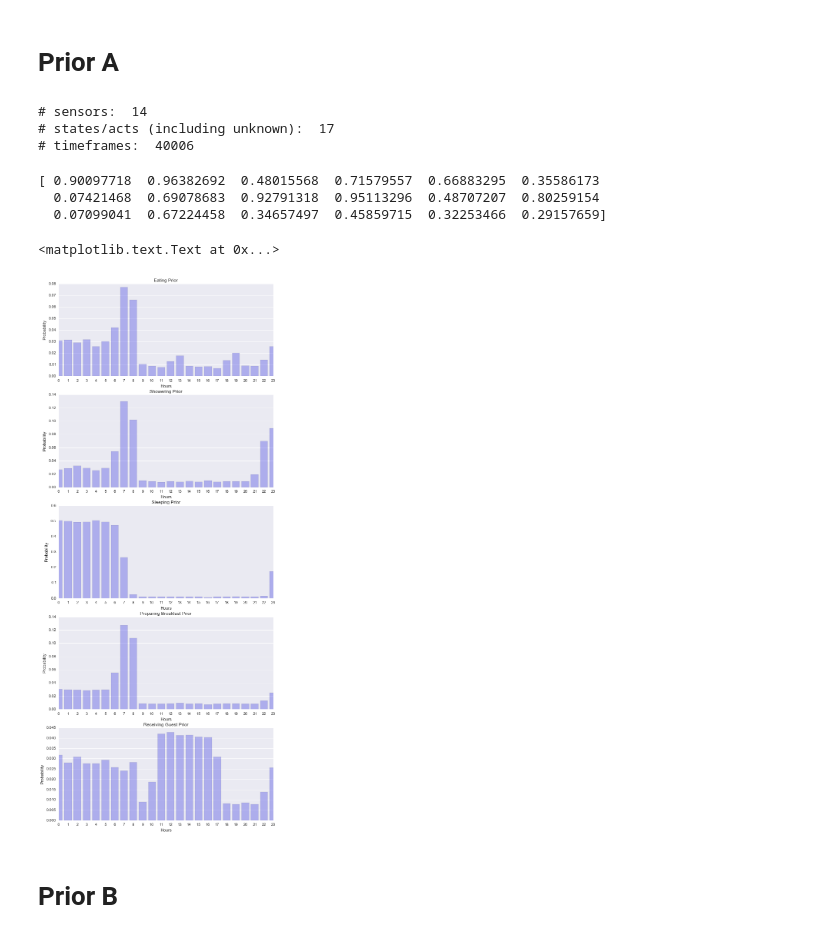
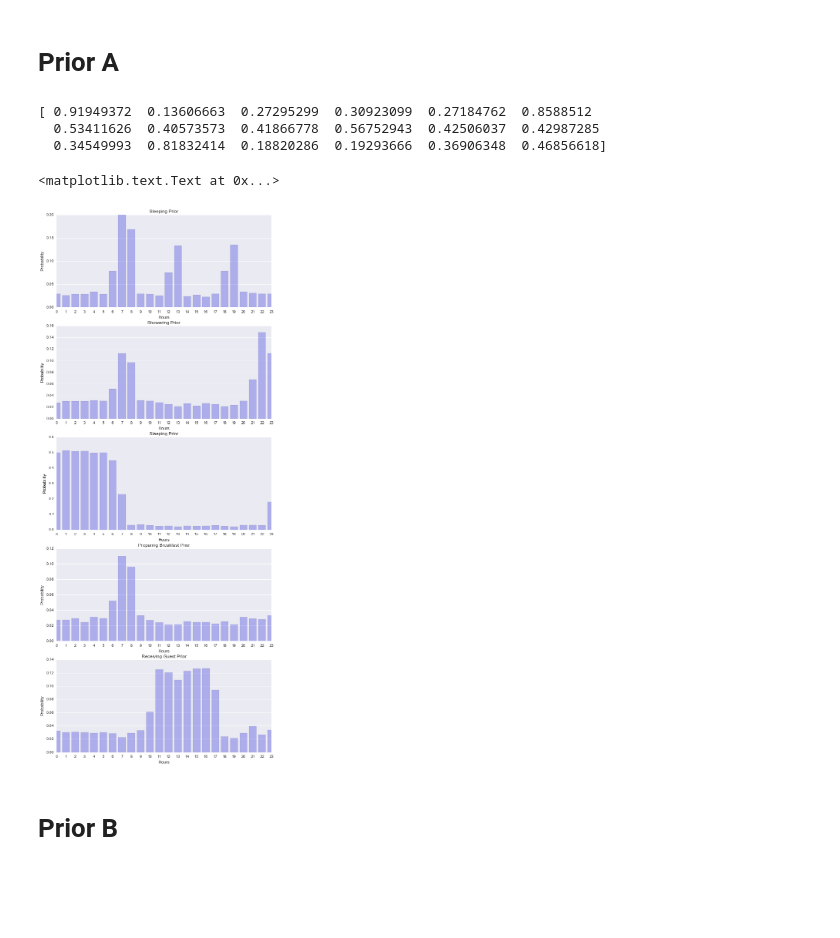
Before and after one commit to jack91an/am207finalproject, a Jupyter notebook: data/RAW_PRIOR_new.ipynb, the cells around one changed output. Saved outputs shown, nothing was run; the diff lists cells and outputs as text; code cells hidden in the pictures; blank space fills up the shorter version.

```diff
--- a/data/RAW_PRIOR_new.ipynb
+++ b/data/RAW_PRIOR_new.ipynb
@@ -122,34 +122,5 @@ i2m,a2i
 # %% [markdown]
 # Prior A
-# %%
-#read in data, choose a house and a X matrix type
-act_df,sensor_df,X,Y = read_data('A', 'r')
-#build 4 dict, act to idx, idx to act, sensor to idx, idx to sensor
-all_act = list(set(act_df.label)) + [0] #all the act labels
-a2i = dict(zip(all_act, range(len(all_act))))
-i2a = dict(zip(range(len(all_act)), all_act))
-
-all_sensor = list(set(sensor_df.label))
-i2s = dict(zip(range(len(all_sensor)), all_sensor))
-s2i = dict(zip(all_sensor, range(len(all_sensor))))
-#e.g. print something
-print "# sensors: ", len(all_sensor)
-print "# states/acts (including unknown): ", len(all_act)
-print "# timeframes: ", len(X)
-timeslice = 60
-start = min(min(act_df.start_sec), min(sensor_df.start_sec))
-end = max(max(act_df.end_sec), max(sensor_df.end_sec))
-if (end-start)%timeslice != 0:
-    end = (1+(end-start)/timeslice)*timeslice + start
-duration = end-start
-i2m = {}
-for i in range(len(all_act)):
-
-    i2m[i] = set(act_df[act_df['label']==i2a[i]]['meaning'])
-# %% [output]
-# sensors:  14
-# states/acts (including unknown):  17
-# timeframes:  40006
 # %%
 num_t = len(X)
 num_act = len(all_act)
@@ -188,10 +159,10 @@ for i in range(num_t):
 
     # leave house
     if i%DAY < first_time_dict[22] and i%DAY > first_time_dict[8]:
-        priorA[i][0] += 36
+        priorA[i][0] += LESS_LIKELY
     # eating 6-9 am 12 -13 pm 18-19
     if (i%DAY > first_time_dict[6] and i%DAY < first_time_dict[8]) or (i%DAY > first_time_dict[12] and i%DAY < first_time_dict[13]) or (i%DAY > first_time_dict[18] and i%DAY < first_time_dict[19]):
-        priorA[i][1] += LESS_LIKELY
+        priorA[i][1] += VERY_LIKELY
 
     # use toilet should be uniform 2
 
@@ -245,7 +216,7 @@ for i in range(num_t):
     # Unknown state 16, almost certainly from 8am - 10pm:
 
     if (i%DAY > first_time_dict[8] and i%DAY < first_time_dict[23]):
-        priorA[i][16] += ALMOST_CERTAINLY
+        priorA[i][16] += HIGHLY_LIKELY
 
     priorA[i]/=np.sum(priorA[i])
 # Eating should be around 6-9 am, 12 - 1 pm, and 6-7 pm
@@ -256,9 +227,9 @@ for i in range(num_t):
 #     \ or i%DAY > first_time_dict[18] and i%DAY < first_time_dict[19]:
 #         priorA[i][1] += 2
 # %% [output]
-[ 0.90097718  0.96382692  0.48015568  0.71579557  0.66883295  0.35586173
-  0.07421468  0.69078683  0.92791318  0.95113296  0.48707207  0.80259154
-  0.07099041  0.67224458  0.34657497  0.45859715  0.32253466  0.29157659]
+[ 0.91949372  0.13606663  0.27295299  0.30923099  0.27184762  0.8588512
+  0.53411626  0.40573573  0.41866778  0.56752943  0.42506037  0.42987285
+  0.34549993  0.81832414  0.18820286  0.19293666  0.36906348  0.46856618]
 # %%
 day1 = np.arange(24)
 fig, ax = plt.subplots(5,1,figsize = (10,25))
@@ -272,7 +243,7 @@ ax[0].set_xticks(np.arange(0,24,1))
 ax[0].set_xlim(0,23)
 ax[0].set_xlabel('Hours')
 ax[0].set_ylabel('Probability')
-ax[0].set_title('Eating Prior')
+ax[0].set_title('Sleeping Prior')
 
 #take shower
 day_showering = priorA[:,3][:MINUTE * 24].reshape(24,60)
@@ -289,31 +260,31 @@ day_bed = priorA[:,5][:MINUTE * 24].reshape(24,60)
 day_hourly_bed = np.mean(day_bed,axis=1)
 day_hourly_bed = np.roll(day_hourly_bed,2)
 sns.barplot(day1,day_hourly_bed,color="b",alpha = 0.3,ax = ax[2])
 ax[2].set_xticks(np.arange(0,24,1))
 ax[2].set_xlim(0,23)
 ax[2].set_xlabel('Hours')
 ax[2].set_ylabel('Probability')
 ax[2].set_title('Sleeping Prior')
 
 day_prepare_breakfast = priorA[:,6][:MINUTE * 24].reshape(24,60)
 day_hourly_prepare_breakfast = np.mean(day_prepare_breakfast,axis=1)
 day_hourly_prepare_breakfast = np.roll(day_hourly_prepare_breakfast,2)
 sns.barplot(day1,day_hourly_prepare_breakfast,color="b",alpha = 0.3,ax = ax[3])
 ax[3].set_xticks(np.arange(0,24,1))
 ax[3].set_xlim(0,23)
 ax[3].set_xlabel('Hours')
 ax[3].set_ylabel('Probability')
 ax[3].set_title('Preparing Breakfast Prior')
 
 day_guest = priorA[:,15][:MINUTE * 24].reshape(24,60)
 day_hourly_guest = np.mean(day_guest,axis=1)
 day_hourly_guest = np.roll(day_hourly_guest,2)
 sns.barplot(day1,day_hourly_guest,color="b",alpha = 0.3,ax = ax[4])
 ax[4].set_xticks(np.arange(0,24,1))
 ax[4].set_xlim(0,23)
 ax[4].set_xlabel('Hours')
 ax[4].set_ylabel('Probability')
 ax[4].set_title('Receiving Guest Prior')
 # %% [output]
 <matplotlib.text.Text at 0x...>
-[figure, old version]
+[figure, new version]
```
Also changed, not shown: parts of 28 cells of this notebook, 16 other files.
